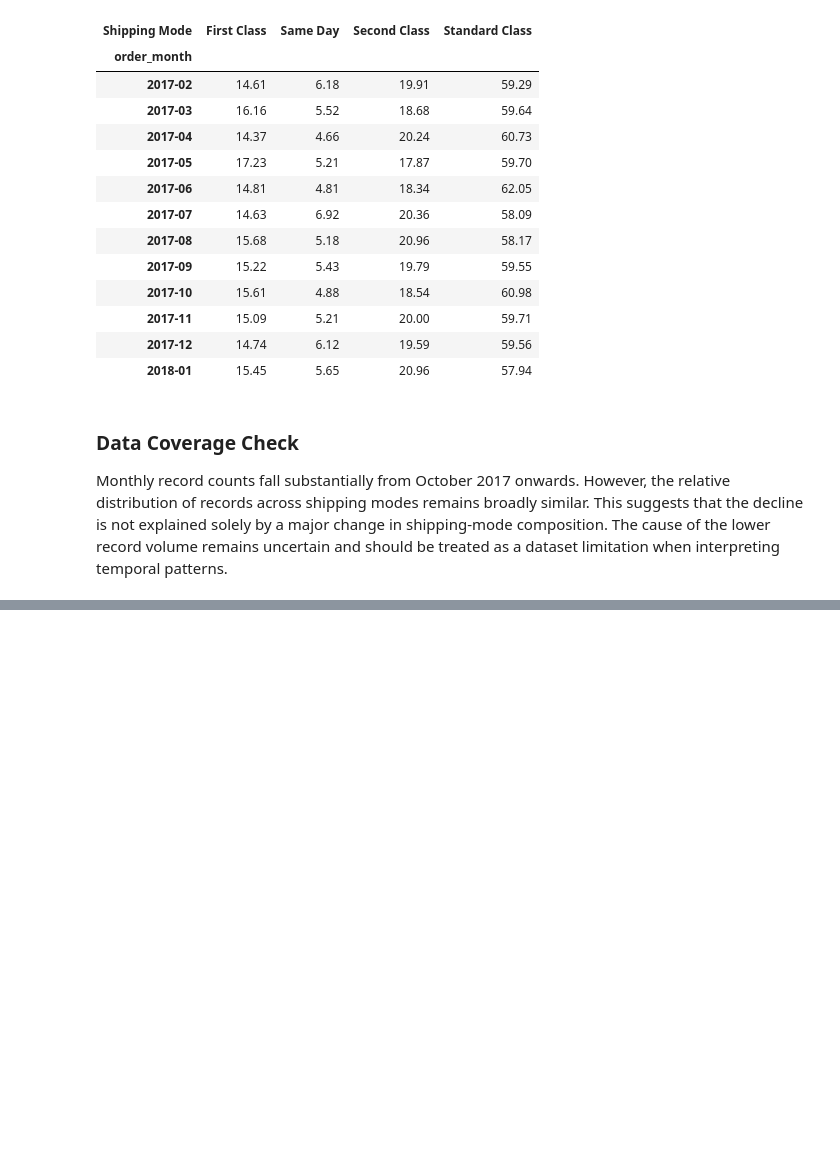
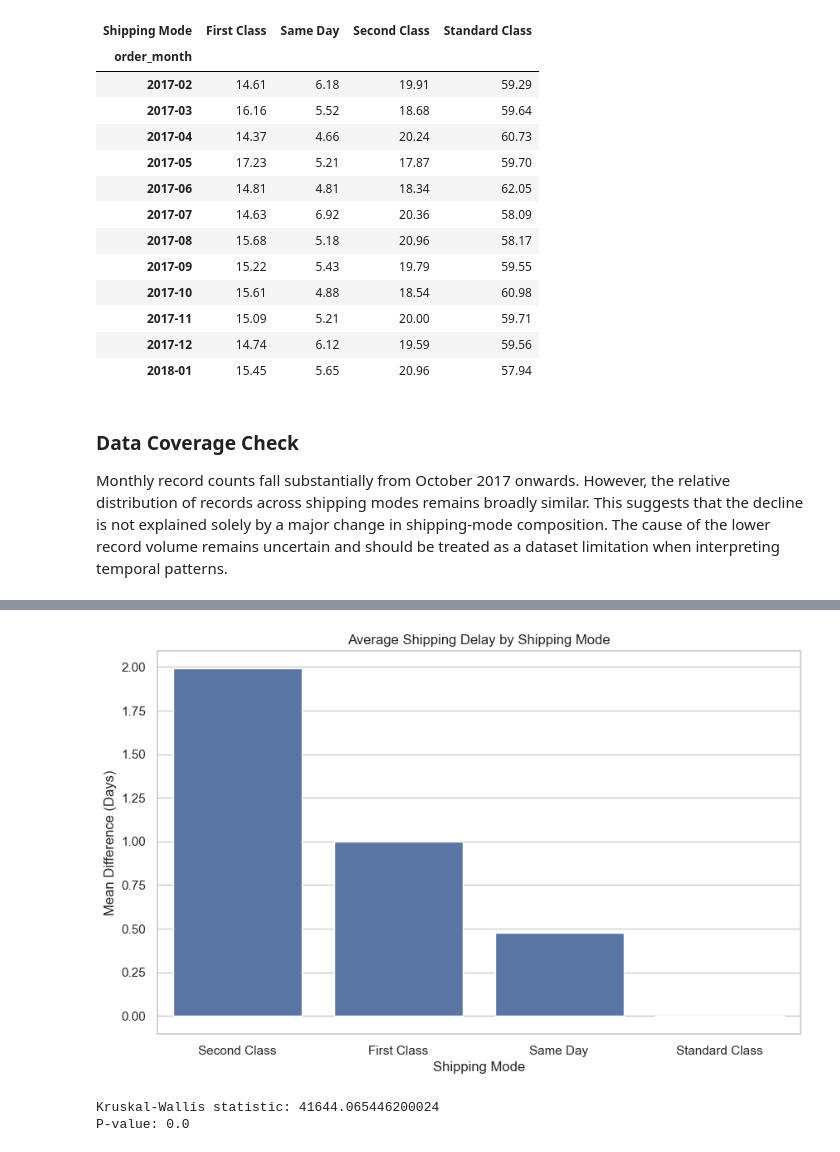
Before and after one commit to divyamohan6388-droid/Logistics-Analytics-Shipment-Delay-Prediction, a Jupyter notebook: notebooks/02_eda.ipynb, the cells around one changed output, grey strips where cells are left out. Saved outputs shown, nothing was run; the diff lists cells and outputs as text; code cells hidden in the pictures; blank space fills up the shorter version.

Commit message:
completed statistical analysis

```diff
--- a/notebooks/02_eda.ipynb
+++ b/notebooks/02_eda.ipynb
@@ -499,0 +549,7 @@ Monthly record counts fall substantially from October 2017 onwards. However, the
+# %%
+df_clean["shipping_delay_days"] = (
+    df_clean["Days for shipping (real)"]
+    - df_clean["Days for shipment (scheduled)"]
+)
+
+df_clean["shipping_delay_days"].describe()
@@ -499,0 +594,8 @@ Monthly record counts fall substantially from October 2017 onwards. However, the
+# %%
+delay_by_mode = (
+    df_clean.groupby("Shipping Mode")["shipping_delay_days"]
+    .agg(["mean", "median", "count"])
+    .sort_values("mean", ascending=False)
+)
+
+delay_by_mode.round(2)
@@ -499,0 +609,34 @@ Monthly record counts fall substantially from October 2017 onwards. However, the
+# %%
+# visualizing the difference
+
+plt.figure(figsize=(10, 6))
+
+sns.barplot(
+    data = delay_by_mode.reset_index(),
+    x = "Shipping Mode",
+    y = "mean"
+)
+
+plt.title("Average Shipping Delay by Shipping Mode")
+plt.xlabel("Shipping Mode")
+plt.ylabel("Mean Difference (Days)")
+plt.tight_layout
+plt.show()
+# %% [output]
+[figure, added]
+# %%
+# Testing whether the differences are statistically significant
+from scipy.stats import kruskal
+
+shipping_groups = [
+    group["shipping_delay_days"].to_numpy()
+    for _, group in df_clean.groupby("Shipping Mode")
+]
+
+h_statistic, p_value = kruskal(*shipping_groups)
+
+print("Kruskal-Wallis statistic:", h_statistic)
+print("P-value:", p_value)
+# %% [output]
+Kruskal-Wallis statistic: 41644.065446200024
+P-value: 0.0
```
Also changed, not shown: parts of 10 cells of this notebook.
